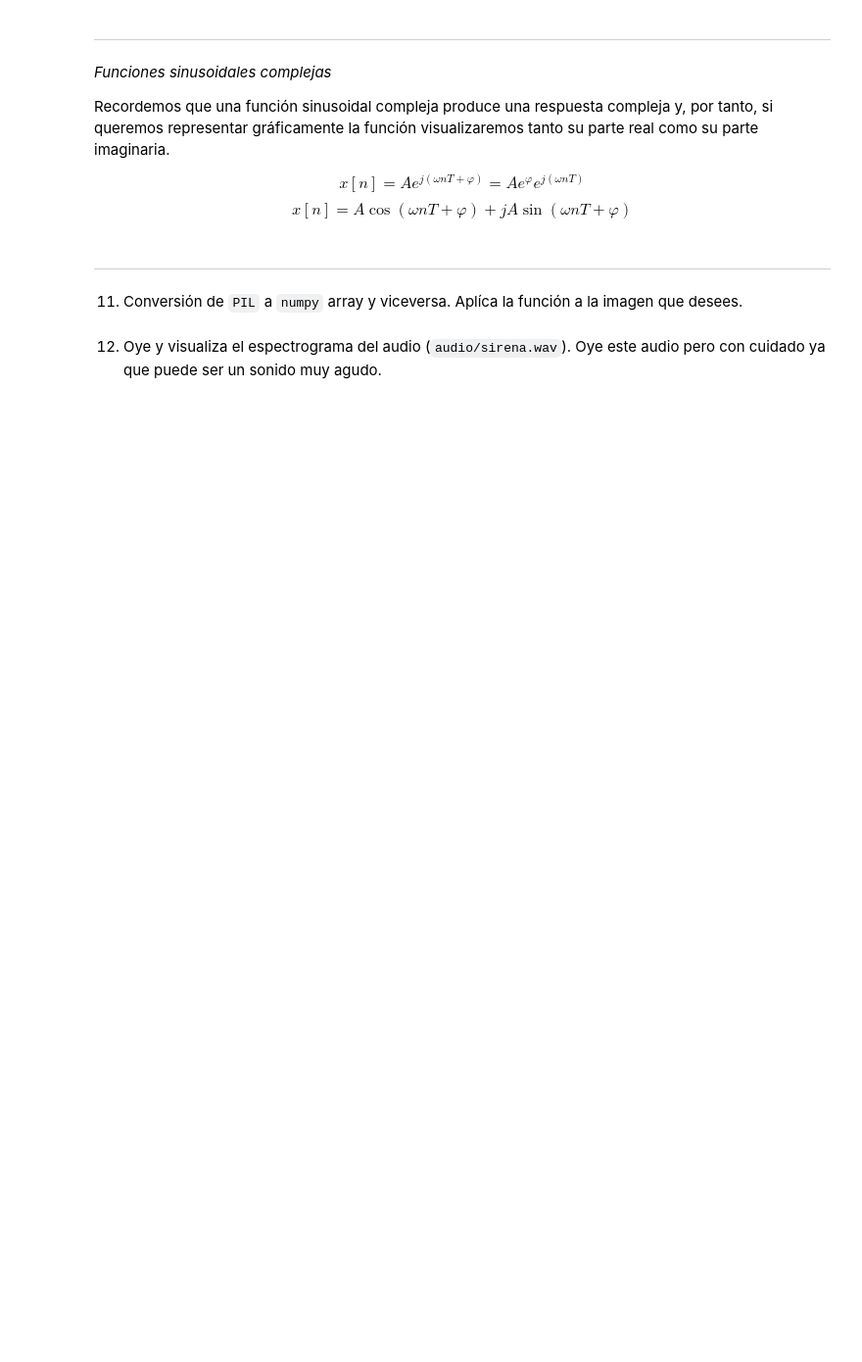
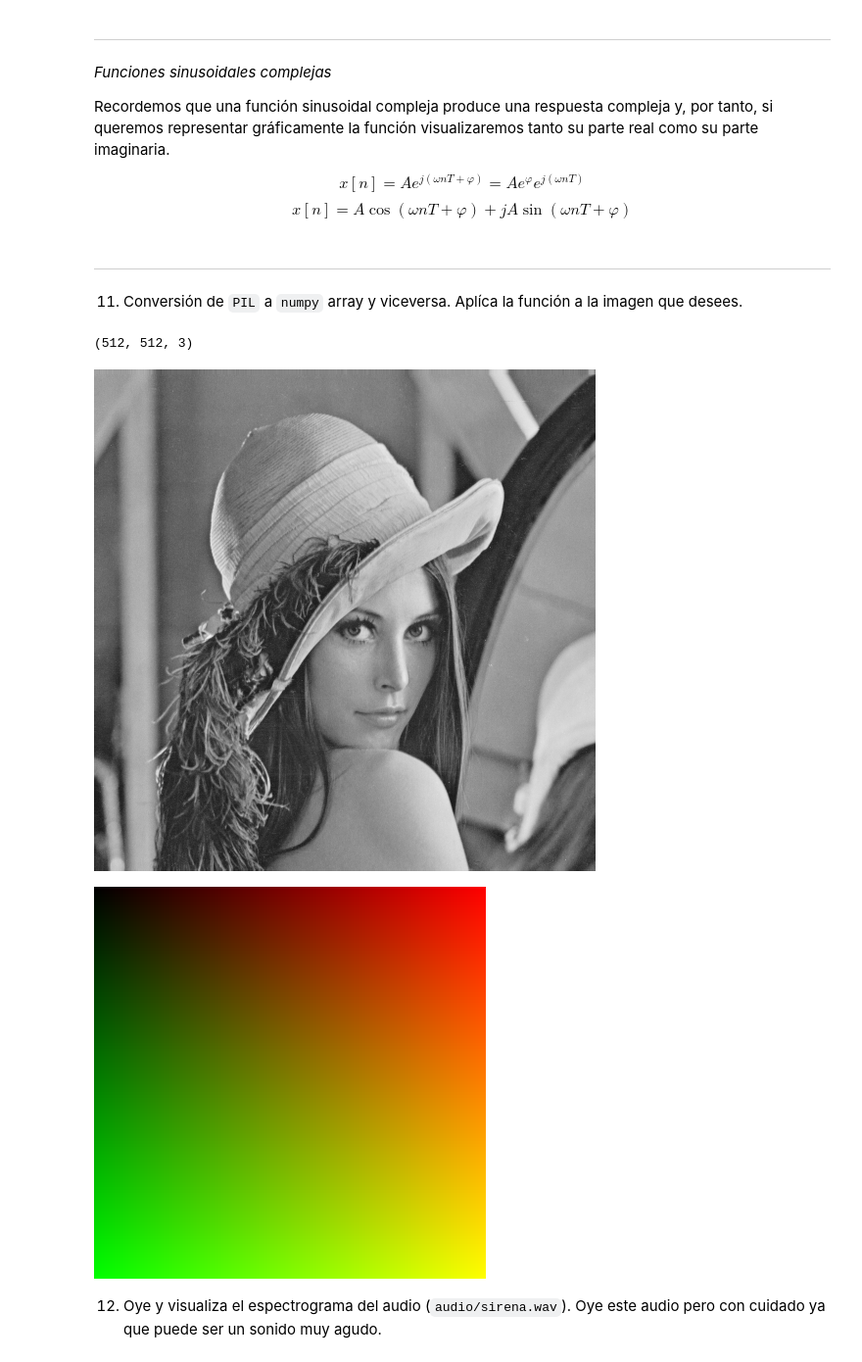
Before and after one commit to alanglk/KISA, a Jupyter notebook: src/PIS/labs/0.ejerciciosIntroduccion.ipynb, the cells around one changed output. Shown at 98% size. Cells and saved outputs as stored; diff of their text form; code cells hidden in the pictures; blank space fills up the shorter version.

```diff
--- a/src/PIS/labs/0.ejerciciosIntroduccion.ipynb
+++ b/src/PIS/labs/0.ejerciciosIntroduccion.ipynb
@@ -410,6 +487,36 @@ $$x[n] = A \cos ( \omega n T + \varphi ) + jA \sin ( \omega n T + \varphi)$$
 11. Conversión de `PIL` a `numpy` array y viceversa. Aplíca la función a la imagen que desees.
 # %%
 # Genera la funcion de conversion y aplica la funcion a una imagen
+image_pil = Image.open("images_RGB/Lenna.png")
+image_np = np.array(image_pil.convert("RGB"))
+print(image_np.shape)
+
+def rgb2gray(image: np.ndarray):
+    assert len(image.shape) == 3 # RGB
+    gray = np.dot(image[...,:3], [0.2989, 0.5870, 0.1140])
+    return np.clip(gray, 0, 255).astype(np.uint8)
+
+
+image_pil = Image.fromarray(rgb2gray(image_np), mode="L")
+ipd.display_png(image_pil)
+
+# Generar una imagen sintética con numpy
+width = 400
+height = 400
+image_synth = np.zeros((height, width, 3))
+for j in range(height):
+    for i in range(width):
+        r = int(255 * i / (width-1) )    # r
+        g = int(255 * j / (height-1) )   # g
+        b = int(255 * 0.0 )              # b
+        image_synth[j][i] = np.array([r, g, b])
+
+image_synth = Image.fromarray(np.uint8(image_synth))
+ipd.display_png(image_synth)
+# %% [output]
+(512, 512, 3)
+[figure, added]
+[figure, added]
 # %% [markdown]
 12. Oye y visualiza el espectrograma del audio (`audio/sirena.wav`). Oye este audio pero con cuidado ya que puede ser un sonido muy agudo.
 # %%
```
Also changed, not shown: parts of 4 cells of this notebook, 2 other files.
